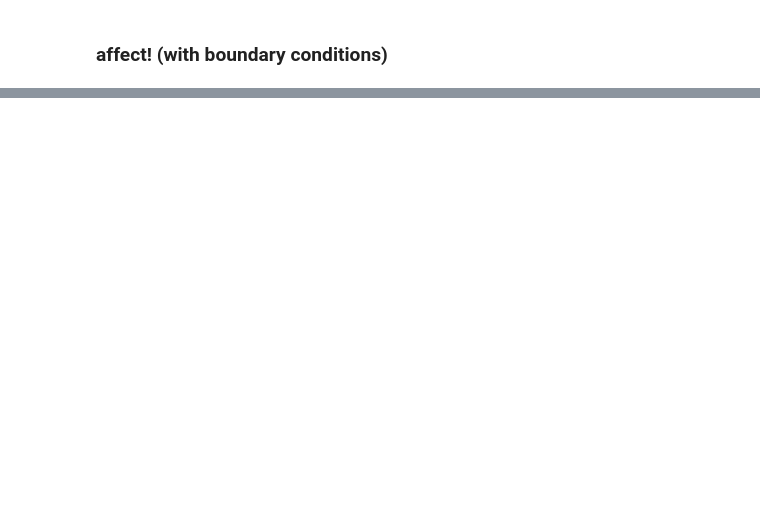
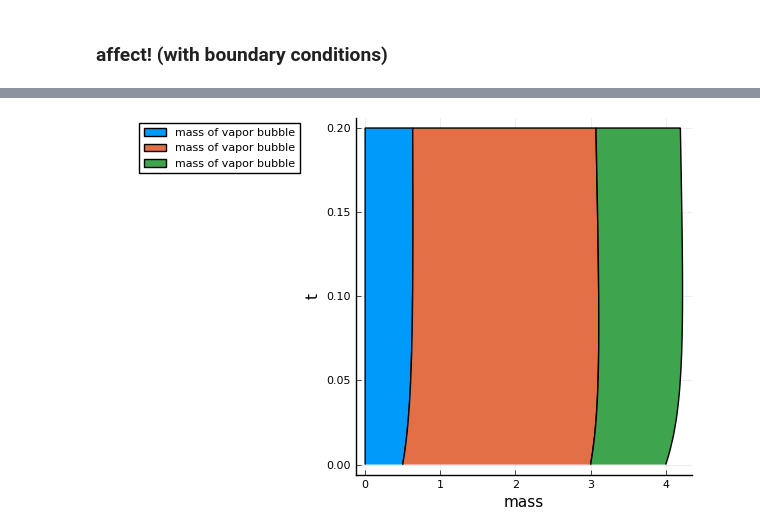
Before and after one commit to liyuxuan48/OneDThermalFlow, a Jupyter notebook: examples/U shape PHP dynamics with two liquid slugs-with wall heat flux constraint.ipynb, the cells around one changed output, grey strips where cells are left out. Saved outputs shown, nothing was run; the diff lists cells and outputs as text; code cells hidden in the pictures; blank space fills up the shorter version.

```diff
--- a/examples/U shape PHP dynamics with two liquid slugs-with wall heat flux constraint.ipynb
+++ b/examples/U shape PHP dynamics with two liquid slugs-with wall heat flux constraint.ipynb
@@ -272,0 +249,4 @@ Plots.AnimatedGif("C:\\Users\\liyux\\Documents\\GitHub\\OneDThermalFlow\\tmp.gif
+# %%
+portfoliocomposition(MatrxM', sol.t, legend = :outertopleft, labels = ("mass of vapor bubble"), ylabel="t", xlabel="mass")
+# %% [output]
+[figure, added]
```
Also changed, not shown: parts of 37 cells of this notebook, 23 other files.
